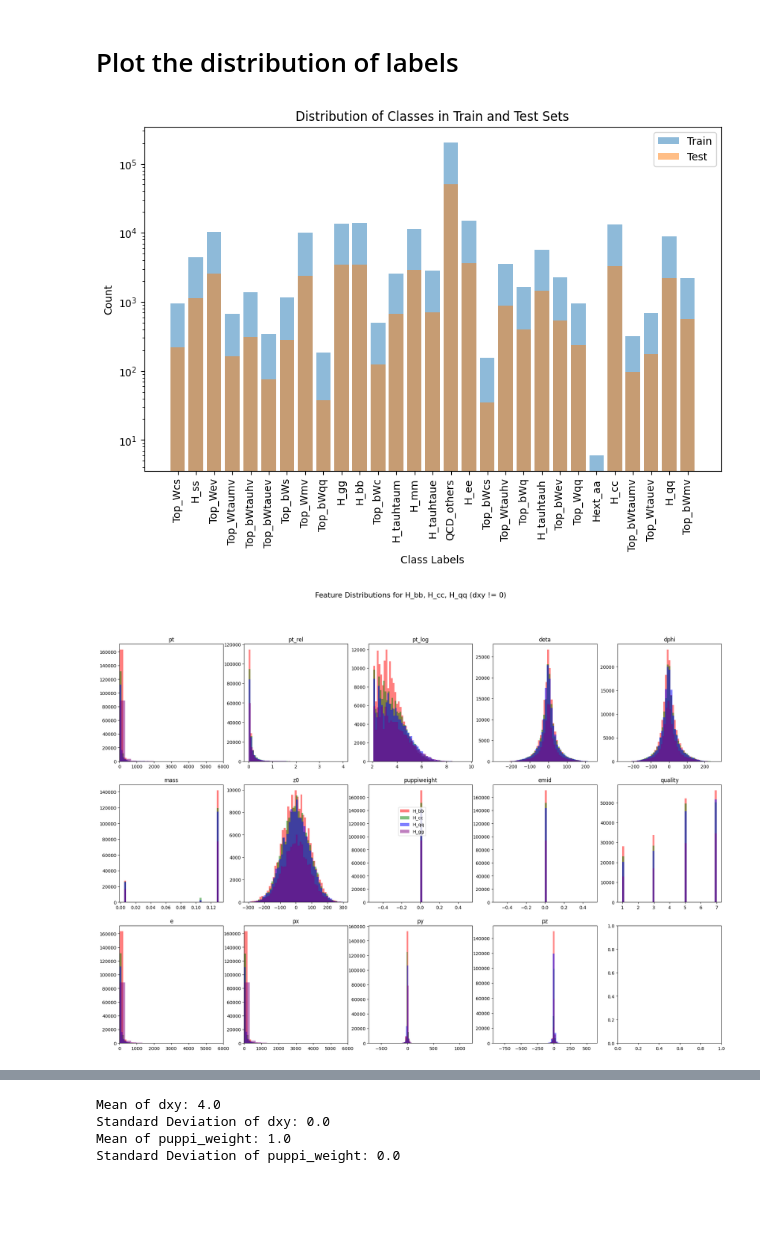
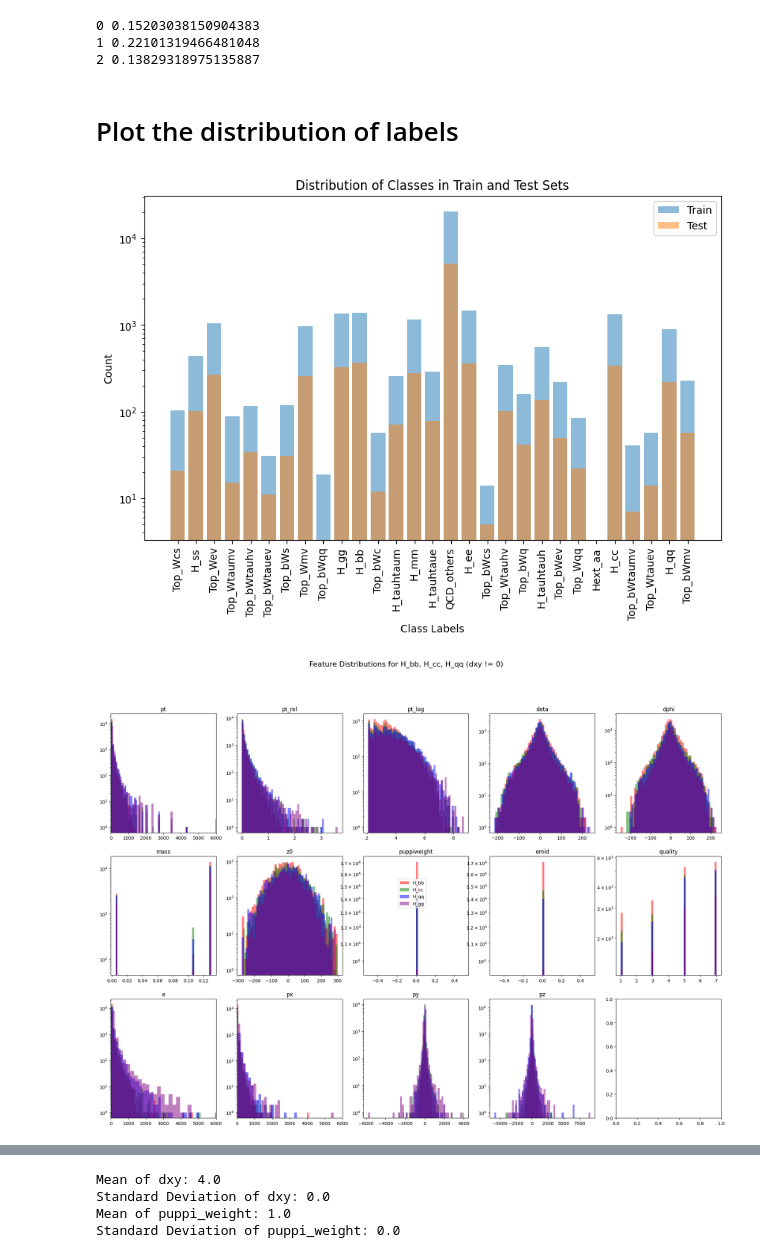
Before and after one commit to AKaronen/TorchTagger, a Jupyter notebook: data_playground.ipynb, the cells around one changed output, grey strips where cells are left out. Saved outputs shown, nothing was run; the diff lists cells and outputs as text; code cells hidden in the pictures; blank space fills up the shorter version.

```diff
--- a/data_playground.ipynb
+++ b/data_playground.ipynb
@@ -7,8 +1,11 @@ from datasets import load_dataset
 # %%
 # Load data from data/parsed
+import numpy as np
 
-train_data = np.load("data/parsed/train.npz")
-test_data = np.load("data/parsed/test.npz")
+train_data = np.load("data/test/train.npz")
+test_data = np.load("data/test/test.npz")
 print("Train data keys:", train_data.files)
+print(f"Number of training samples: {np.shape(train_data['inputs'])}")
+print(train_data['feature_labels'])
 # %% [output]
 Train data keys: ['inputs', 'targets', 'feature_labels', 'class_labels', 'extra_vars']
@@ -14,0 +17,23 @@ Train data keys: ['inputs', 'targets', 'feature_labels', 'class_labels', 'extra_
+# %%
+import awkward as ak
+inputs = train_data["inputs"]
+features = list(train_data["feature_labels"])
+emid = features.index("emid")
+emid = inputs[:, :, emid]
+electron_index = (features.index("isElectronPlus"), features.index("isElectronMinus"))
+muon_index = (features.index("isMuonPlus"), features.index("isMuonMinus"))
+isElectron = inputs[:, :, electron_index]
+isPhoton = inputs[:, :, features.index("isPhoton")]
+isMuon = inputs[:, :, muon_index]
+isNeutralHadron = inputs[:, :, features.index("isNeutralHadron")]
+for i in range(8):
+
+    mask = emid == i
+
+    print(
+        i,
+        ak.sum(isElectron[mask]),
+        ak.sum(isPhoton[mask]),
+        ak.sum(isMuon[mask]),
+        ak.sum(isNeutralHadron[mask]),
+    )
@@ -15,3 +49,13 @@ Train data keys: ['inputs', 'targets', 'feature_labels', 'class_labels', 'extra_
+# %%
+photons = isPhoton == 1
+emid = emid.astype(int)
+for bit in range(3):
+    frac = ak.mean(((emid & (1 << bit)) > 0)[photons])
+    print(bit, frac)
+# %% [output]
+0 0.15203038150904383
+1 0.22101319466481048
+2 0.13829318975135887
 # %% [markdown]
 # Plot the distribution of labels
 # %%
@@ -32,7 +76,7 @@ plt.title("Distribution of Classes in Train and Test Sets")
 plt.legend()
 plt.show()
 # %% [output]
-[figure, old version]
+[figure, new version]
 # %%
 
 
@@ -51,35 +95,36 @@ for idx, label in zip(subset_label_idx, subset_classes):
     subset_features = train_data["inputs"][mask]
 
     feature_names = train_data["feature_labels"]
 
 
     features = dict(zip(feature_names, subset_features.T))
     isfilled = features["isfilled"].astype(bool)
     features = {k: v[isfilled] for k, v in features.items() if "is" not in k}
     dxy = features["dxy"]
     # Filter out entries where dxy == 0
     features = {k: v[dxy != 0] for k, v in features.items() if k not in ["dxy", "isfilled"]}
 
     i = 0
     for name, values in features.items():
         if "is" in name:
             continue  # Skip binary features
         if np.ndim(values) > 1:
             values = values.flatten()
+        values = values[~np.isinf(values)]  # Filter out infinite values
         ax[i].hist(values, bins=50, color=cl_to_col[label], alpha=0.5)
         ax[i].set_title(name)
-        #ax[i].set_yscale("log")
+        ax[i].set_yscale("log")
         #ax[i].sharey(ax[0])  # Share y-axis across all subplots
         if name in ["pt", "e", "px"]:
             ax[i].set_xlim(0, 6000)
 
         i += 1
 #plt.tight_layout()
 fig.suptitle("Feature Distributions for H_bb, H_cc, H_qq (dxy != 0)", fontsize=16)
 fig.legend(subset_classes, loc="center")
 plt.show()
 # %% [output]
-[figure, old version]
+[figure, new version]
 # %%
 
 fig, ax = plt.subplots(figsize=(24, 16), nrows=3, ncols=5)
```
Also changed, not shown: parts of 7 cells of this notebook, 26 other files.
